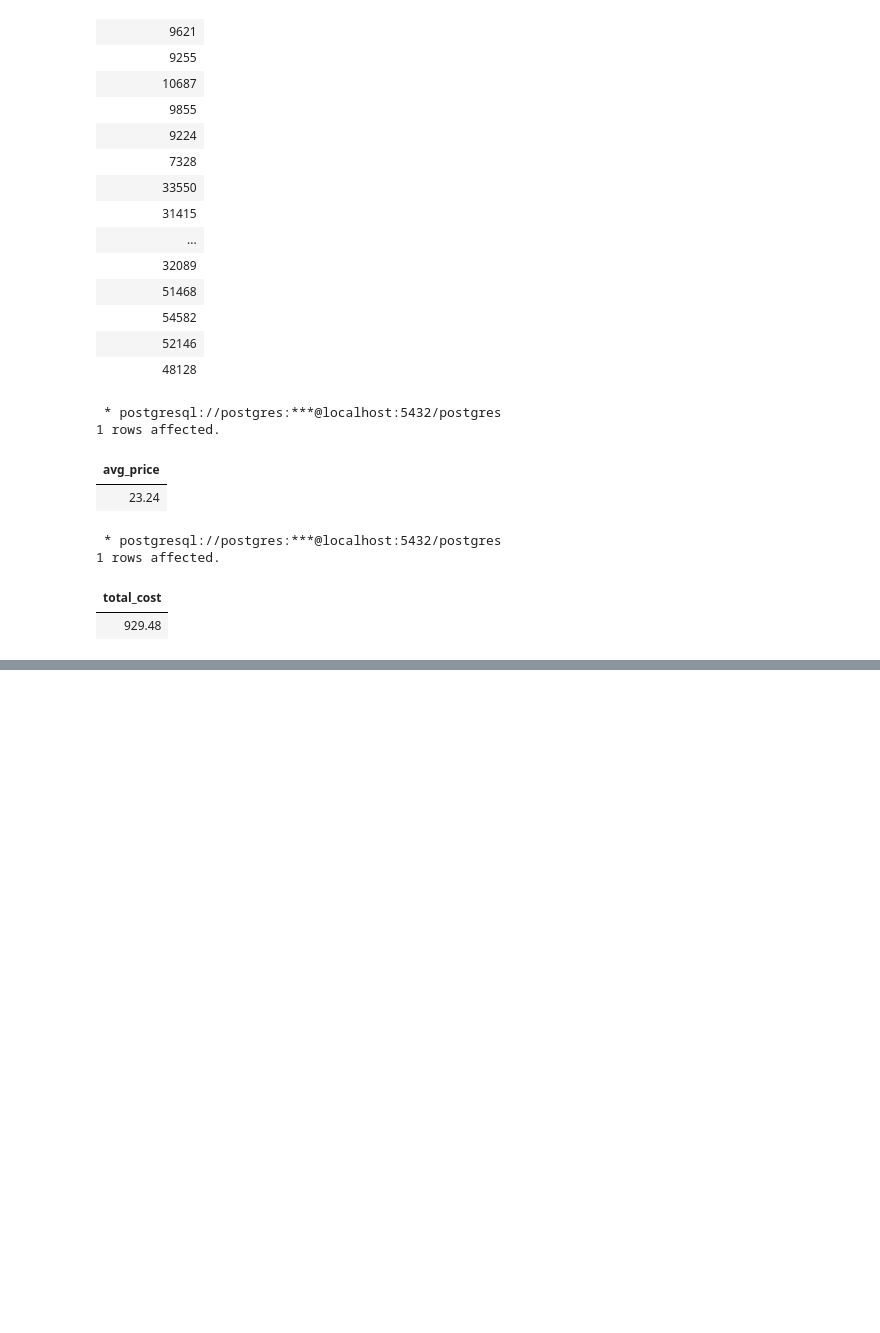
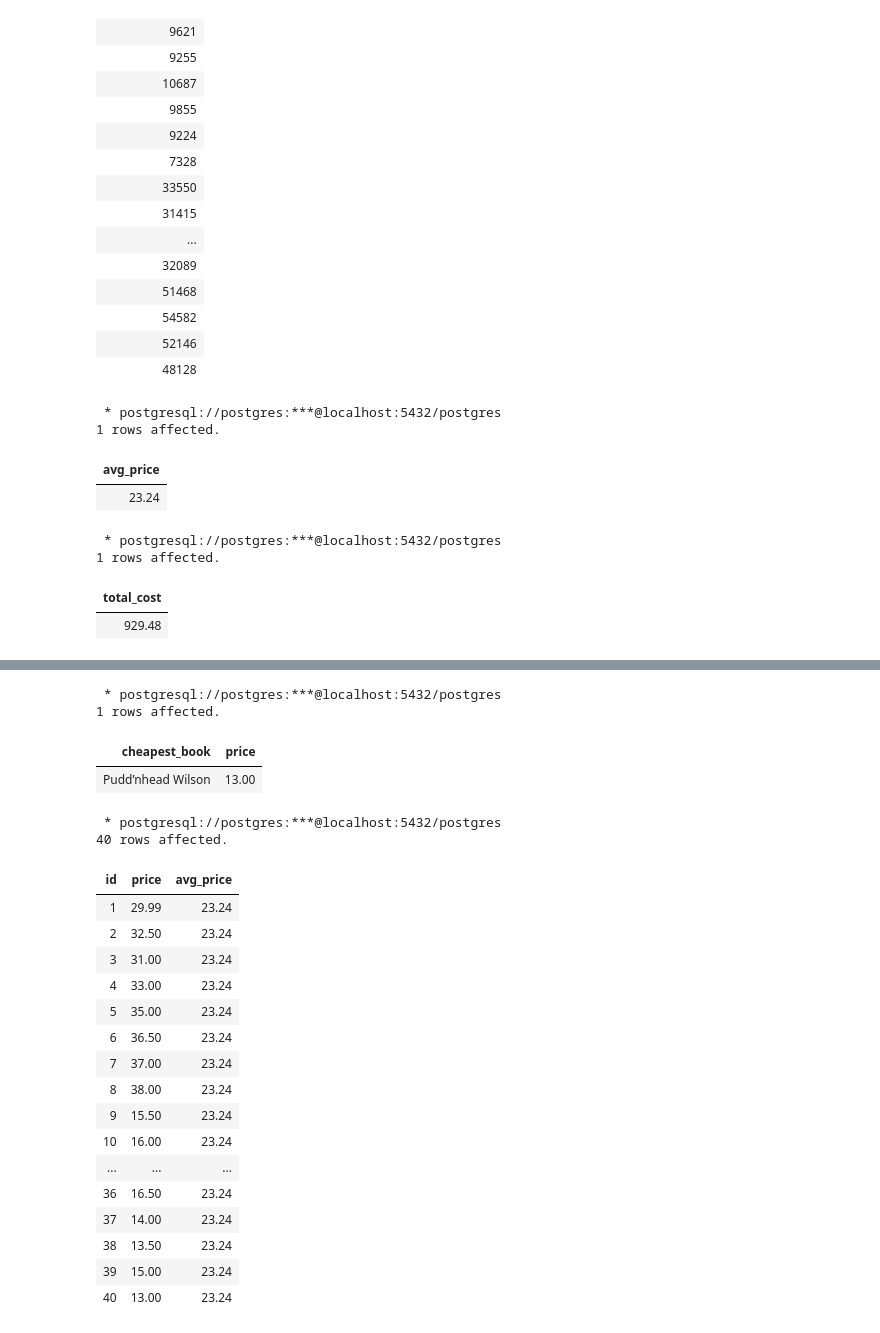
Before and after one commit to Yasir-4/data-science-practice, a Jupyter notebook: practice_2.ipynb, the cells around one changed output, grey strips where cells are left out. Drawn from its saved outputs; the diff is of its cells as text; code cells hidden in the pictures; blank space fills up the shorter version.

```diff
--- a/practice_2.ipynb
+++ b/practice_2.ipynb
@@ -2349,0 +2380,46 @@ FROM books;
+# %%
+%%sql
+-- Sub-select Expression --
+
+SELECT title AS cheapest_book, price
+FROM books
+WHERE price = (
+    SELECT MIN(price)
+    FROM books
+);
+# %% [output]
+ * postgresql://postgres:***@localhost:5432/postgres
+1 rows affected.
+| cheapest_book | price |
+| Pudd’nhead Wilson | 13.00 |
+# %%
+%%sql
+-- Column Expression --
+
+SELECT id, price,
+(SELECT ROUND(AVG(price), 2)
+FROM books) AS avg_price
+FROM books;
+
+-- This is not the most efficient way to do it --
+-- Use CROSS JOIN for large databases --
+# %% [output]
+ * postgresql://postgres:***@localhost:5432/postgres
+40 rows affected.
+| id | price | avg_price |
+| 1 | 29.99 | 23.24 |
+| 2 | 32.50 | 23.24 |
+| 3 | 31.00 | 23.24 |
+| 4 | 33.00 | 23.24 |
+| 5 | 35.00 | 23.24 |
+| 6 | 36.50 | 23.24 |
+| 7 | 37.00 | 23.24 |
+| 8 | 38.00 | 23.24 |
+| 9 | 15.50 | 23.24 |
+| 10 | 16.00 | 23.24 |
+| ... | ... | ... |
+| 36 | 16.50 | 23.24 |
+| 37 | 14.00 | 23.24 |
+| 38 | 13.50 | 23.24 |
+| 39 | 15.00 | 23.24 |
+| 40 | 13.00 | 23.24 |
```
Also changed, not shown: parts of 37 cells of this notebook.
